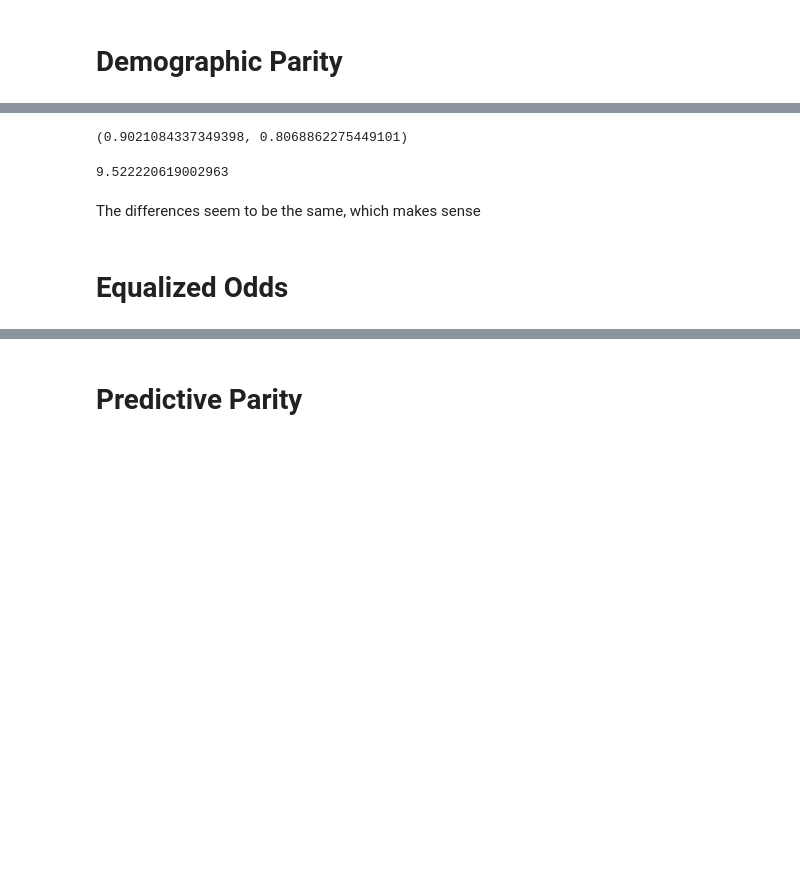
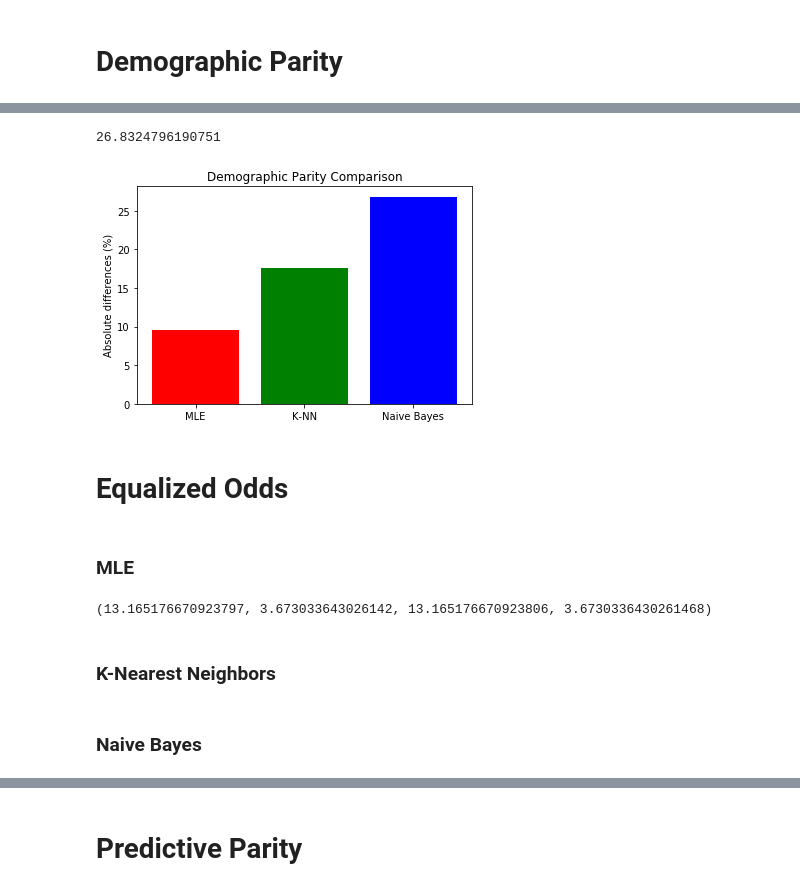
Before and after one commit to 1jinwoo/ML-HW1, a Jupyter notebook: HW1-5.6.ipynb, the cells around one changed output, grey strips where cells are left out. Saved outputs shown, nothing was run; the diff lists cells and outputs as text; code cells hidden in the pictures; blank space fills up the shorter version.

```diff
--- a/HW1-5.6.ipynb
+++ b/HW1-5.6.ipynb
@@ -39,4 +50,8 @@ mle_df.head()
 # %%
 # P[prediction=1 | race=1]
 P_11 = find_DP_pr(mle_df, pred=1, race=1)
-P_11
+
+# P[prediction=1 | race=0]
+P_10 = find_DP_pr(mle_df, pred=1, race=0)
+
+DP_mle_diff = find_diff(P_11, P_10)
@@ -45,4 +64,3 @@ P_11
 # %%
-# P[prediction=1 | race=0]
-P_10 = find_DP_pr(mle_df, pred=1, race=0)
-P_10
+DP_knn_diff = find_diff(find_DP_pr(knn_df, pred=1, race=1),\
+                        find_DP_pr(knn_df, pred=1, race=0))
@@ -56,17 +73,22 @@ DP_mle_diff1
 # %%
-P_01 = find_DP_pr(mle_df, pred=0, race=1)
-P_00 = find_DP_pr(mle_df, pred=0, race=0)
+DP_nb_diff = find_diff(find_DP_pr(nb_df, pred=1, race=1),\
+                       find_DP_pr(nb_df, pred=1, race=0))
-# %%
-P_01, P_00
-# %% [output]
-(0.9021084337349398, 0.8068862275449101)
-# %%
-DP_mle_diff2 = find_diff(P_01, P_00)
-DP_mle_diff2
-# %% [output]
-9.522220619002963
-# %% [markdown]
-The differences seem to be the same, which makes sense
+# %%
+DP_nb_diff
+# %% [output]
+26.8324796190751
+# %%
+def plot_diff(differences):
+    x = np.arange(3)
+    plt.bar(x, differences, color=['r', 'g', 'b'])
+    plt.xticks(x, ('MLE', 'K-NN', 'Naive Bayes'))
+    plt.ylabel('Absolute differences (%)')
+    plt.show()
+# %%
+plt.title('Demographic Parity Comparison')
+plot_diff([DP_mle_diff, DP_knn_diff, DP_nb_diff])
+# %% [output]
+[figure, added]
 # %% [markdown]
 # Equalized Odds
 # %%
@@ -77,3 +99,5 @@ def find_EO_pr(classifier_df, pred, race, label):
     denominator = classifier_df.loc[(classifier_df[RACE] == race) &\
                                    (classifier_df[LABEL] == label)].shape[0]
     return numerator / denominator
+# %% [markdown]
+### MLE
@@ -79,0 +114,6 @@ def find_EO_pr(classifier_df, pred, race, label):
+# %%
+EO_mle_diff1, EO_mle_diff2, EO_mle_diff3, EO_mle_diff4
+# %% [output]
+(13.165176670923797, 3.673033643026142, 13.165176670923806, 3.6730336430261468)
+# %% [markdown]
+### K-Nearest Neighbors
@@ -79,0 +125,2 @@ def find_EO_pr(classifier_df, pred, race, label):
+# %% [markdown]
+### Naive Bayes
```
Also changed, not shown: parts of 30 cells of this notebook, 1 other file.
